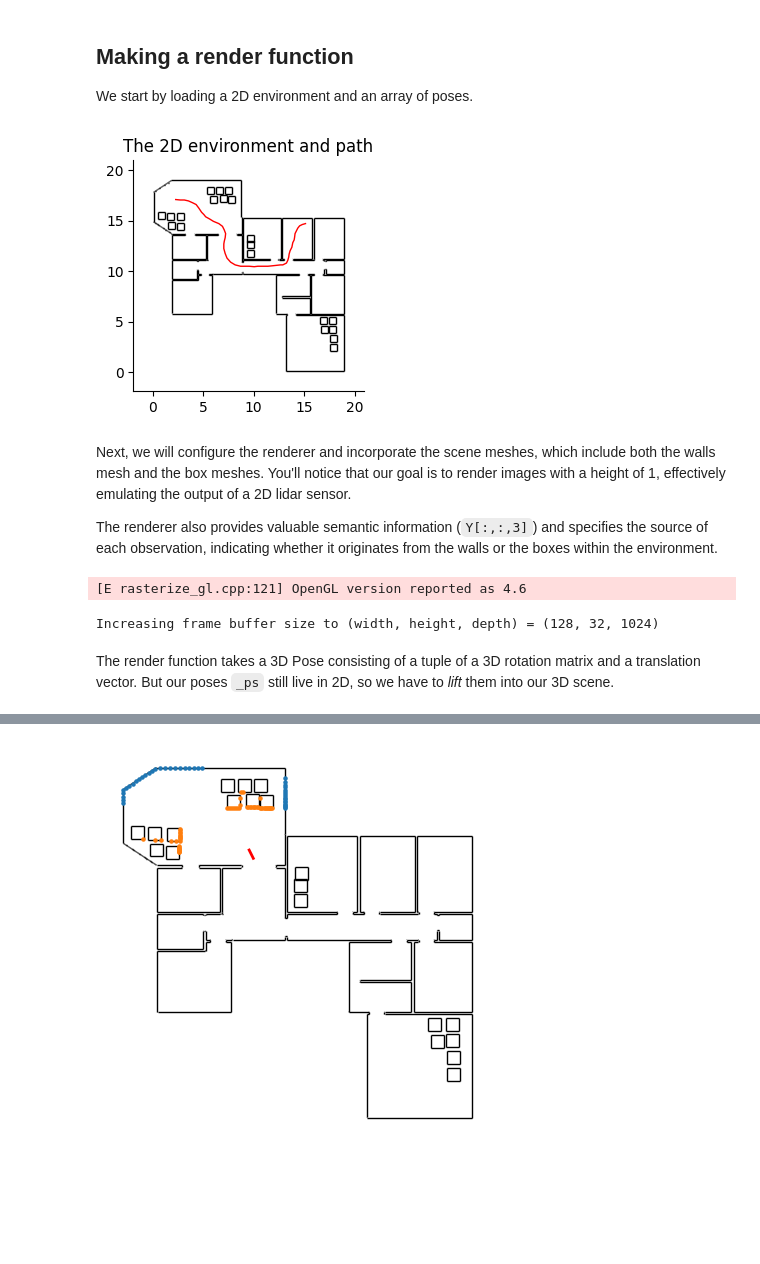
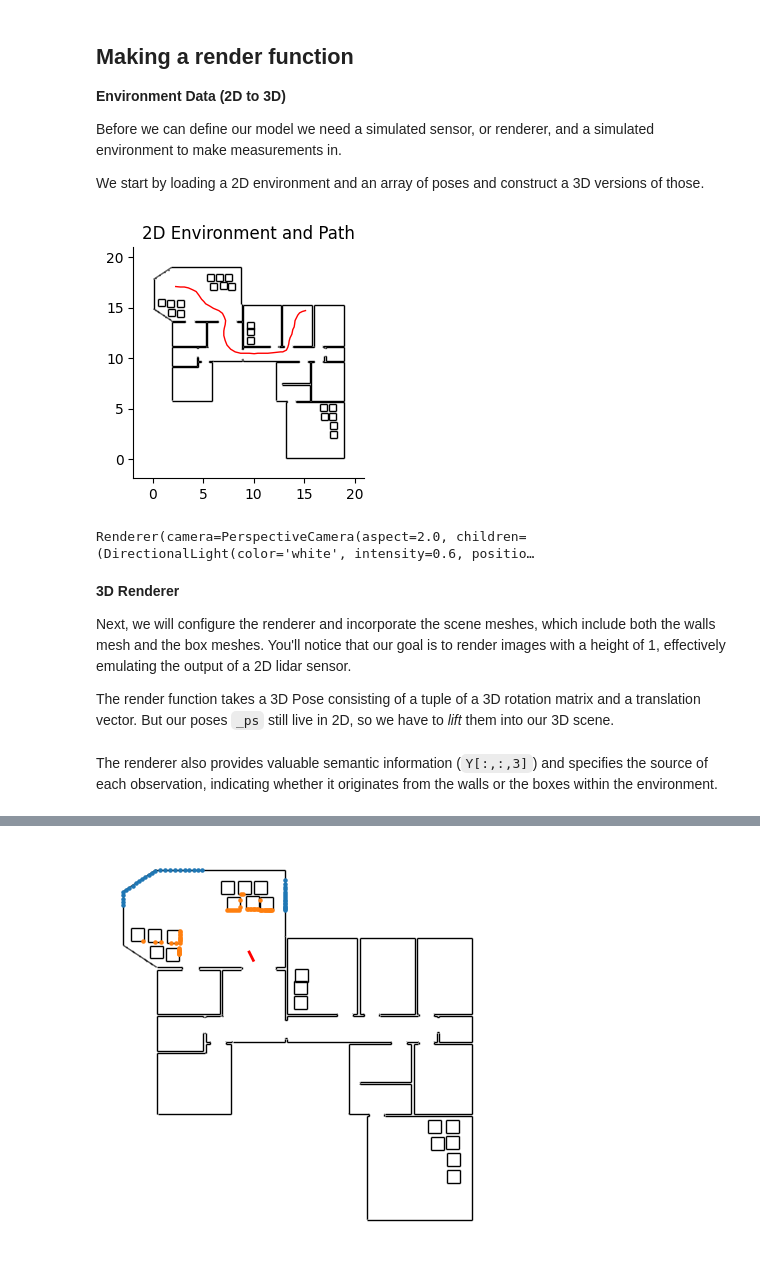
Before and after one commit to probcomp/chi-sight-mkl, a Jupyter notebook: notebooks/22 - Hierarchical Sensor Model - Teaching.ipynb, the cells around one changed output, grey strips where cells are left out. Saved outputs shown, nothing was run; the diff lists cells and outputs as text; code cells hidden in the pictures; blank space fills up the shorter version.

```diff
--- a/notebooks/22 - Hierarchical Sensor Model - Teaching.ipynb
+++ b/notebooks/22 - Hierarchical Sensor Model - Teaching.ipynb
@@ -57,38 +64,43 @@ console = genjax.pretty(show_locals=False)
 # %% [markdown]
 ## Making a render function
 
-We start by loading a 2D environment and an array of poses.
+**Environment Data (2D to 3D)**
+
+Before we can define our model we need a simulated sensor, or renderer, and
+a simulated environment to make measurements in.
+
+We start by loading a 2D environment and an array of poses and construct a 3D versions of those.
 # %%
 from xsight.utils import *
 from xsight.importance import _importance_sampling, _update, _generate, _simulate, _propose
 from xsight.pose import pack_pose, unpack_pose, apply_pose, from_euler, CAM_ALONG_X
 from xsight.meshes import *
 from xsight.plotting import *
 
 #|  Load environment data
 fname = "./data/test_env_2d.json"
 _segs, _boxes, _xs, _hds, _dxs, _dhds = unpack_2d_env_data(fname)
 _verts  = _segs.reshape(-1,2)
 _center = np.min(_verts, axis=0) + np.max(_verts, axis=0)/2
 _T      = len(_xs)
 _segs   = _segs.reshape(-1,2,2)
 _boxes  = _boxes.reshape(-1,2,2)
 _bb     = bounding_box(_segs)
 _ps     = np.concatenate([_xs, _hds[:,None]], axis=1)
 
 # ===============================
 plt.figure(figsize=(3,3))
-plt.title("The 2D environment and path")
+plt.title("2D Environment and Path")
 ax = plt.gca()
 ax.set_aspect(1)
 zoom_in(_bb, 2, ax=ax)
 ax.spines['top'].set_visible(False)
 ax.spines['right'].set_visible(False)
 plot_segs(_segs, c="k", zorder=1, ax=ax)
 plot_segs(_boxes, c="k", zorder=1, ax=ax)
 ax.plot(*_ps[:,:2].T, c="r", linewidth=1);
 # %% [output]
-[figure, old version]
+[figure, new version]
 # %%
 #|  Create a 3d mesh from the 2d data and
 #|  create a scene for the renderer
@@ -107,52 +119,16 @@ v = Viewer(width=800, cam_pos=(*(_center - jnp.array([0,25])),10), cam_look=np.a
 v.add_mesh(map_mesh.vertices, map_mesh.faces, c=np.array([.99,.99,.99]))
 v.add_mesh(box_mesh.vertices, box_mesh.faces, c=np.array([.99,.1,.1]))
 v.add_mesh(table.vertices, table.faces, c=np.array([1.,1.,1.]))
-# v
+v
+# %% [output]
+Renderer(camera=PerspectiveCamera(aspect=2.0, children=(DirectionalLight(color='white', intensity=0.6, positio…
 # %% [markdown]
+**3D Renderer**
+
 Next, we will configure the renderer and incorporate the scene meshes, which include both the walls mesh and the box meshes. You'll notice that our goal is to render images with a height of 1, effectively emulating the output of a 2D lidar sensor.
 
-The renderer also provides valuable semantic information (`Y[:,:,3]`) and specifies the source of each observation, indicating whether it originates from the walls or the boxes within the environment.
+The render function takes a 3D Pose consisting of a tuple of a 3D rotation matrix and a translation vector.
+But our poses `_ps` still live in 2D, so we have to *lift* them into our 3D scene.
-# %%
-#| Set up the renderer and add the scene mesh, i.e. add the map mesh and the box meshes.
-#| Note that we are rendering an image of height 1 mimicing a 2d lidar sensor.
-def make_render_function(meshes, w=100, h=1, fx=30, fy =30):
-    """
-    Create a render function from a list of meshes
-    (and camera intrinsics).
-    """
-    intrinsics = b3d.Intrinsics(
-        width = w, height = h,
-        fx=fx, fy=fy,
-        cx=w/2 - 0.5, cy=h/2 - 0.5,
-        near=0.01, far=10.0
-    )
-    b3d.setup_renderer(intrinsics)
-    for mesh in meshes:
-        b3d.RENDERER.add_mesh(mesh, center_mesh=False)
-
-
-    def render(p:"3D Pose", inds=[0,1]):
-        """
-        Render a rendered image from a fixed scene that this is closed over.
-        The image is made up off 4 channels x,y,z, and
-        a "semantic layer" containing object ids.
-        """
-        p_ = b3d.t3d.inverse_pose(p)
-        X  = b3d.RENDERER.render(jnp.tile(p_, (len(inds),1,1)), jnp.array(inds))
-        return X;
-
-    return render
-
-
-# This is the render function we are going to use
-# for the remainder of the notebooks
-render = make_render_function([map_mesh, box_mesh, table]);
-# %% [output]
-[E rasterize_gl.cpp:121] OpenGL version reported as 4.6
-Increasing frame buffer size to (width, height, depth) = (128, 32, 1024)
-# %% [markdown]
-The render function takes a 3D Pose consisting of a tuple of a 3D rotation matrix and a translation vector.
-But our poses `_ps` still live in 2D, so we have to *lift* them into our 3D scene.
 # %%
 def lift_pose(v, z=0.0, pitch=0.0, roll=0.0):
     """Lifts a 2d pose veoctor (x1,x2,hd) to 3d"""
@@ -162,3 +138,5 @@ def lift_pose(v, z=0.0, pitch=0.0, roll=0.0):
         jnp.concatenate([x, jnp.array([z])]),
         from_euler(hd) @ CAM_ALONG_X
     )
+# %% [markdown]
+The renderer also provides valuable semantic information (`Y[:,:,3]`) and specifies the source of each observation, indicating whether it originates from the walls or the boxes within the environment.
```
Also changed, not shown: parts of 9 cells of this notebook, 1 other file.
